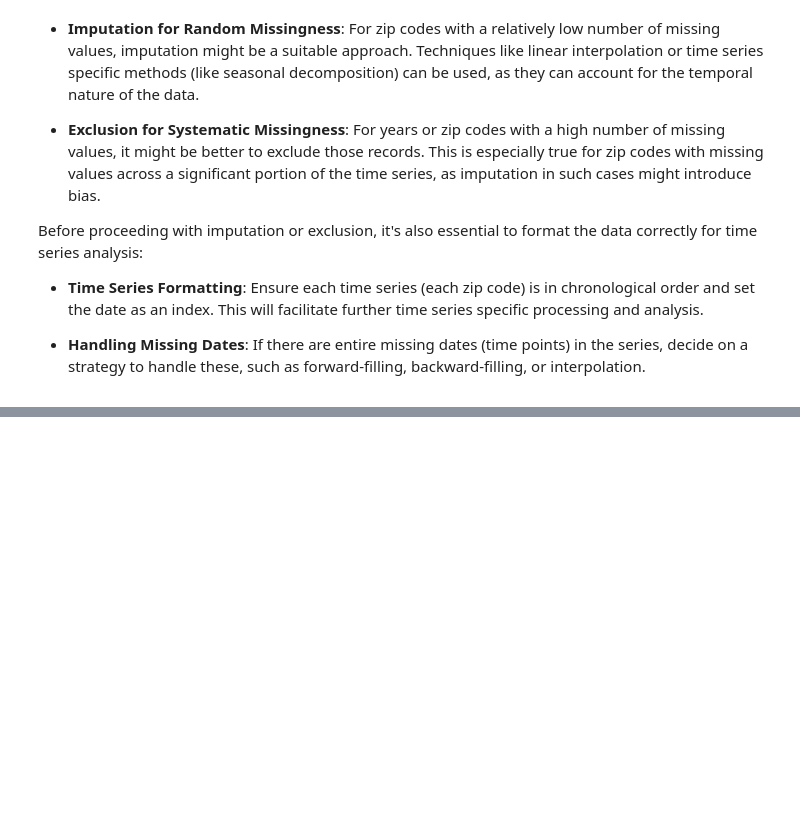
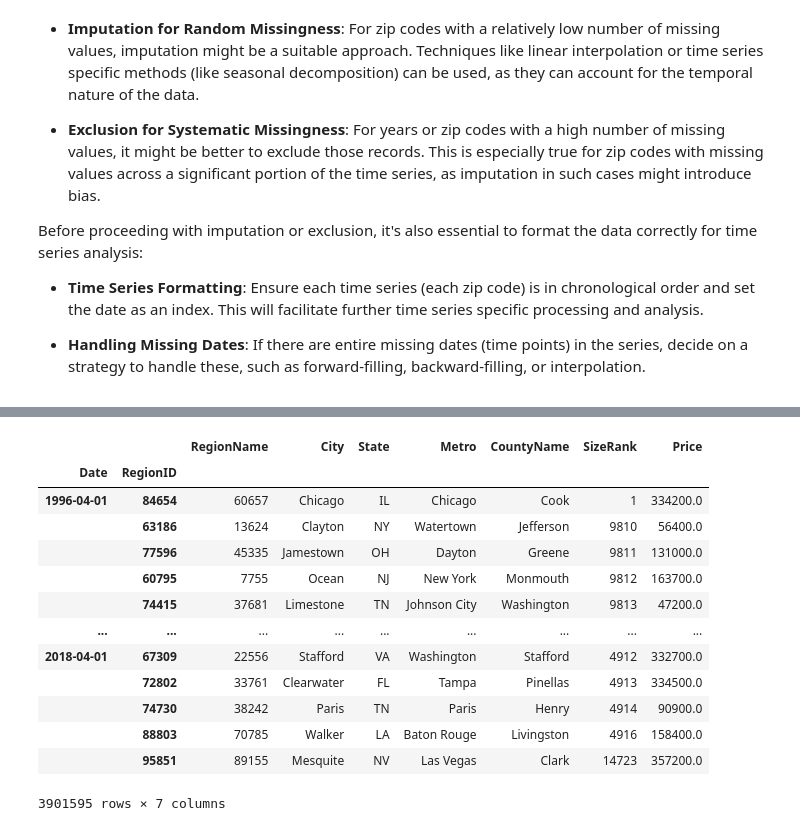
Before and after one commit to MWENDA1999/Predictive-Modeling-Time-Series-Forecasting-G9DSF-FT06-P4, a Jupyter notebook: notebook.ipynb, the cells around one changed output, grey strips where cells are left out. Saved outputs shown, nothing was run; the diff lists cells and outputs as text; code cells hidden in the pictures; blank space fills up the shorter version.

```diff
--- a/notebook.ipynb
+++ b/notebook.ipynb
@@ -364,0 +425,17 @@ Name: count, dtype: int64
+# %%
+df
+# %% [output]
+|  |  | RegionName | City | State | Metro | CountyName | SizeRank | Price |
+| Date | RegionID |  |  |  |  |  |  |  |
+| 1996-04-01 | 84654 | 60657 | Chicago | IL | Chicago | Cook | 1 | 334200.0 |
+|  | 63186 | 13624 | Clayton | NY | Watertown | Jefferson | 9810 | 56400.0 |
+|  | 77596 | 45335 | Jamestown | OH | Dayton | Greene | 9811 | 131000.0 |
+|  | 60795 | 7755 | Ocean | NJ | New York | Monmouth | 9812 | 163700.0 |
+|  | 74415 | 37681 | Limestone | TN | Johnson City | Washington | 9813 | 47200.0 |
+| ... | ... | ... | ... | ... | ... | ... | ... | ... |
+| 2018-04-01 | 67309 | 22556 | Stafford | VA | Washington | Stafford | 4912 | 332700.0 |
+|  | 72802 | 33761 | Clearwater | FL | Tampa | Pinellas | 4913 | 334500.0 |
+|  | 74730 | 38242 | Paris | TN | Paris | Henry | 4914 | 90900.0 |
+|  | 88803 | 70785 | Walker | LA | Baton Rouge | Livingston | 4916 | 158400.0 |
+|  | 95851 | 89155 | Mesquite | NV | Las Vegas | Clark | 14723 | 357200.0 |
+3901595 rows × 7 columns
```
Also changed, not shown: parts of 29 cells of this notebook.
